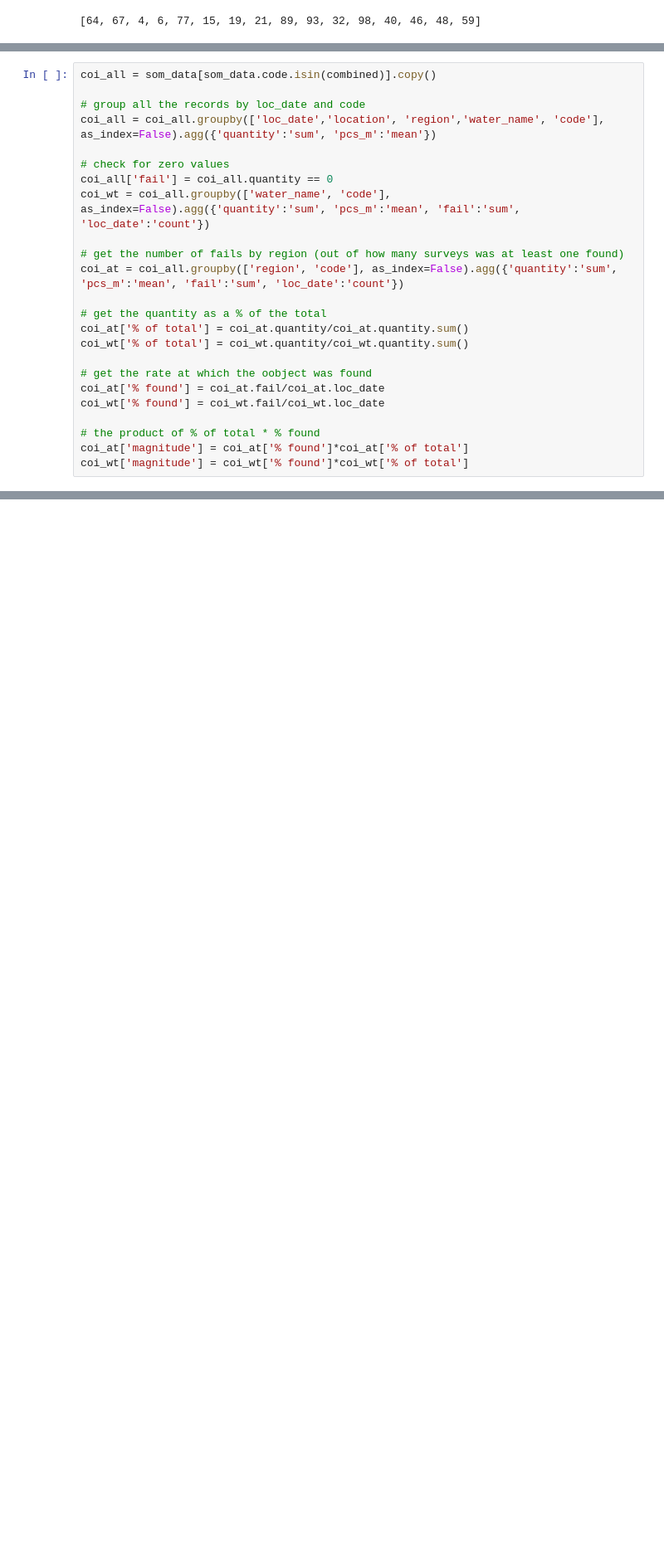
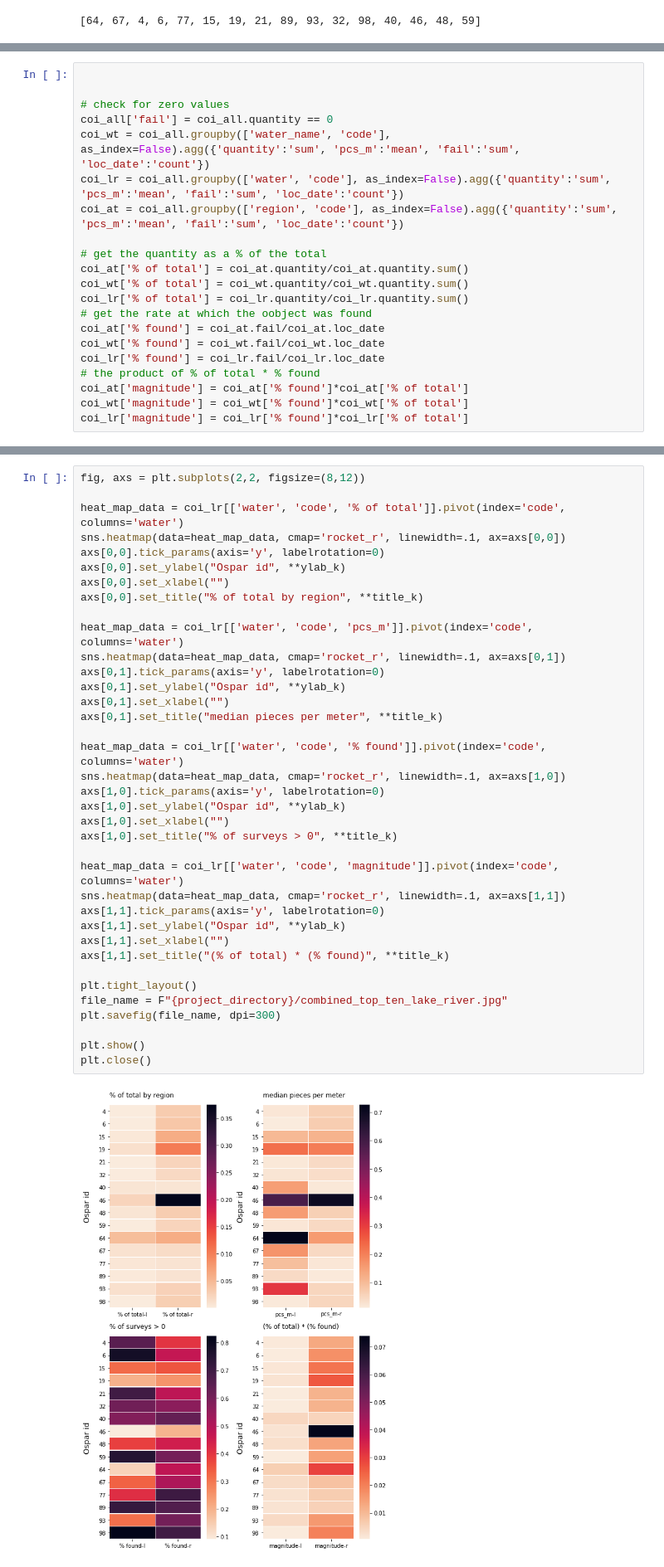
Before and after one commit to hammerdirt-analyst/rhinecode, a Jupyter notebook: use_a_class.ipynb, the cells around one changed output, grey strips where cells are left out. Shown at 83% size. Cells and saved outputs as stored; diff of their text form; blank space fills up the shorter version.

```diff
--- a/use_a_class.ipynb
+++ b/use_a_class.ipynb
@@ -423,24 +433,21 @@ combined
 # %%
-coi_all = som_data[som_data.code.isin(combined)].copy()
 
-# group all the records by loc_date and code
-coi_all = coi_all.groupby(['loc_date','location', 'region','water_name', 'code'], as_index=False).agg({'quantity':'sum', 'pcs_m':'mean'})
 
 # check for zero values
 coi_all['fail'] = coi_all.quantity == 0
 coi_wt = coi_all.groupby(['water_name', 'code'], as_index=False).agg({'quantity':'sum', 'pcs_m':'mean', 'fail':'sum', 'loc_date':'count'})
-
-# get the number of fails by region (out of how many surveys was at least one found)
+coi_lr = coi_all.groupby(['water', 'code'], as_index=False).agg({'quantity':'sum', 'pcs_m':'mean', 'fail':'sum', 'loc_date':'count'})
 coi_at = coi_all.groupby(['region', 'code'], as_index=False).agg({'quantity':'sum', 'pcs_m':'mean', 'fail':'sum', 'loc_date':'count'})
 
 # get the quantity as a % of the total
 coi_at['% of total'] = coi_at.quantity/coi_at.quantity.sum()
 coi_wt['% of total'] = coi_wt.quantity/coi_wt.quantity.sum()
-
+coi_lr['% of total'] = coi_lr.quantity/coi_lr.quantity.sum()
 # get the rate at which the oobject was found
 coi_at['% found'] = coi_at.fail/coi_at.loc_date
 coi_wt['% found'] = coi_wt.fail/coi_wt.loc_date
-
+coi_lr['% found'] = coi_lr.fail/coi_lr.loc_date
 # the product of % of total * % found
 coi_at['magnitude'] = coi_at['% found']*coi_at['% of total']
 coi_wt['magnitude'] = coi_wt['% found']*coi_wt['% of total']
+coi_lr['magnitude'] = coi_lr['% found']*coi_lr['% of total']
@@ -495,3 +497,42 @@ plt.close()
+# %%
+fig, axs = plt.subplots(2,2, figsize=(8,12))
+
+heat_map_data = coi_lr[['water', 'code', '% of total']].pivot(index='code', columns='water')
+sns.heatmap(data=heat_map_data, cmap='rocket_r', linewidth=.1, ax=axs[0,0])
+axs[0,0].tick_params(axis='y', labelrotation=0)
+axs[0,0].set_ylabel("Ospar id", **ylab_k)
+axs[0,0].set_xlabel("")
+axs[0,0].set_title("% of total by region", **title_k)
+
+heat_map_data = coi_lr[['water', 'code', 'pcs_m']].pivot(index='code', columns='water')
+sns.heatmap(data=heat_map_data, cmap='rocket_r', linewidth=.1, ax=axs[0,1])
+axs[0,1].tick_params(axis='y', labelrotation=0)
+axs[0,1].set_ylabel("Ospar id", **ylab_k)
+axs[0,1].set_xlabel("")
+axs[0,1].set_title("median pieces per meter", **title_k)
+
+heat_map_data = coi_lr[['water', 'code', '% found']].pivot(index='code', columns='water')
+sns.heatmap(data=heat_map_data, cmap='rocket_r', linewidth=.1, ax=axs[1,0])
+axs[1,0].tick_params(axis='y', labelrotation=0)
+axs[1,0].set_ylabel("Ospar id", **ylab_k)
+axs[1,0].set_xlabel("")
+axs[1,0].set_title("% of surveys > 0", **title_k)
+
+heat_map_data = coi_lr[['water', 'code', 'magnitude']].pivot(index='code', columns='water')
+sns.heatmap(data=heat_map_data, cmap='rocket_r', linewidth=.1, ax=axs[1,1])
+axs[1,1].tick_params(axis='y', labelrotation=0)
+axs[1,1].set_ylabel("Ospar id", **ylab_k)
+axs[1,1].set_xlabel("")
+axs[1,1].set_title("(% of total) * (% found)", **title_k)
+
+plt.tight_layout()
+file_name = F"{project_directory}/combined_top_ten_lake_river.jpg"
+plt.savefig(file_name, dpi=300)
+
+plt.show()
+plt.close()
+# %% [output]
+[figure, added]
 # %%
 fig, axs = plt.subplots(figsize=(8,8))
 
```
Also changed, not shown: parts of 9 cells of this notebook, 5 other files.
